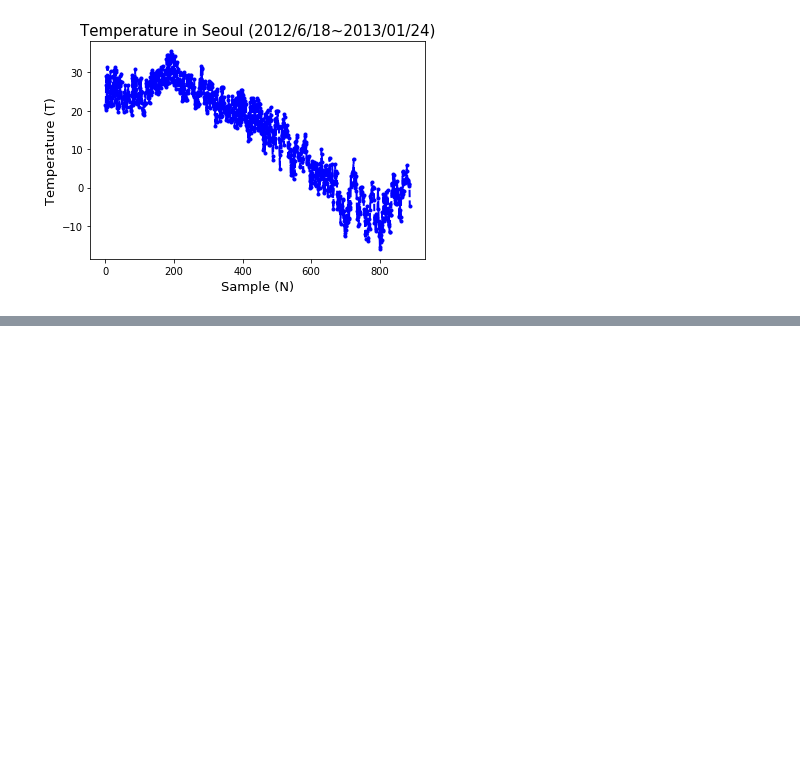
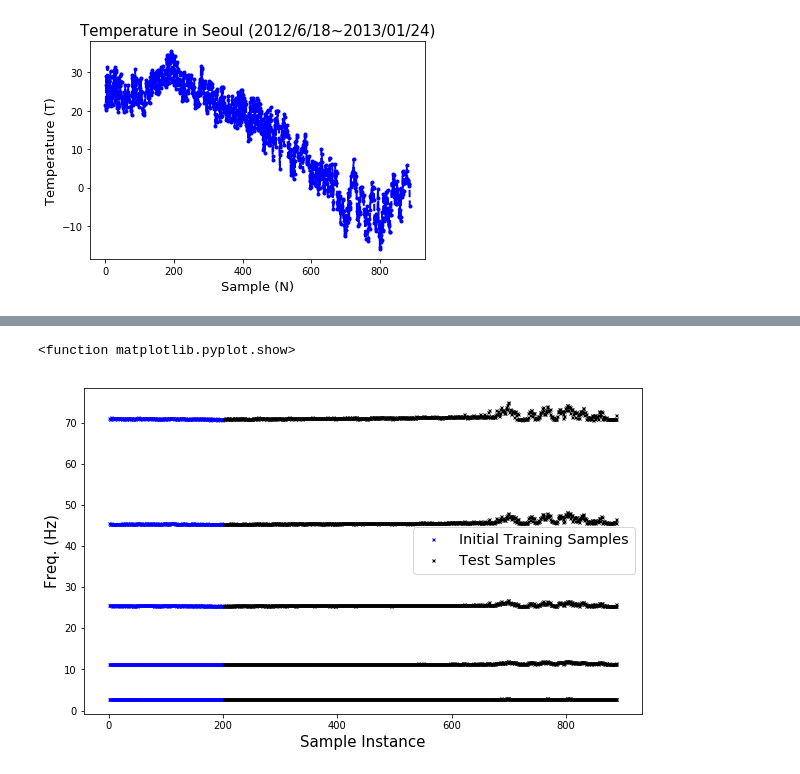
Before and after one commit to StringBottle/APCA_CAS, a Jupyter notebook: Step1_Generate_simulated_data.ipynb, the cells around one changed output, grey strips where cells are left out. Cells and saved outputs as stored; diff of their text form; code cells hidden in the pictures; blank space fills up the shorter version.

```diff
--- a/Step1_Generate_simulated_data.ipynb
+++ b/Step1_Generate_simulated_data.ipynb
@@ -68,0 +119,49 @@ plt.show
+# %%
+## Inject Noise into Freq.
+
+Freq = np.transpose(Freq)
+# %%
+## Inject Noise into Freq.
+
+noise = np.zeros(Freq.shape)
+SNR = np.zeros(Freq.shape[1])
+
+for i in range(0, Freq.shape[1]) :
+    RMS = np.linalg.norm(Freq[:,i])/np.sqrt(Freq.shape[0])
+    noise[:,i] = (RMS*noise_amp*np.random.randn(Freq.shape[0],1))[:,0] # RMS NOISE
+    RMS_n = np.linalg.norm(noise[:,i])/np.sqrt(len(noise[:,i]))
+    SNR[i] = 20*np.log10((RMS/RMS_n)) # SIGNAL TO NOISE
+
+f = Freq + noise;
+# %%
+## Plot Simulated Freq. (Noise contaminated)
+
+
+#fig, axs = plt.subplots(f.shape[1], 1, figsize=(15, 15), facecolor='w', edgecolor='k')
+
+#axs = axs.ravel()
+
+fig = plt.figure(figsize=(10, 6))
+
+for i in range(f.shape[1]):
+
+    if i == 0:
+        plt.plot(IND_x0, f[IND_x0,i], 'bx', linewidth=4, markersize=3,  label='Initial Training Samples')
+        plt.plot(IND_x1, f[IND_x1,i], 'kx', linewidth=4, markersize=3,  label='Test Samples')
+    else :
+        plt.plot(IND_x0, f[IND_x0,i], 'bx', linewidth=4, markersize=3)
+        plt.plot(IND_x1, f[IND_x1,i], 'kx', linewidth=4, markersize=3)
+
+plt.xlabel('Sample Instance', fontsize=15)
+plt.ylabel('Freq. (Hz)', fontsize=15)
+plt.legend(fontsize='x-large')
+plt.show
+
+# To-do : Check YLIM in original Matlab code
+
+# if D_point[:, 0] == 0 :
+# else :
+#     plt.plot(D_point[:, 0]*[1 1],YLIM,'r:','linewidth',2)
+# %% [output]
+<function matplotlib.pyplot.show>
+[figure, added]
```
Also changed, not shown: parts of 7 cells of this notebook, 1 other file.
